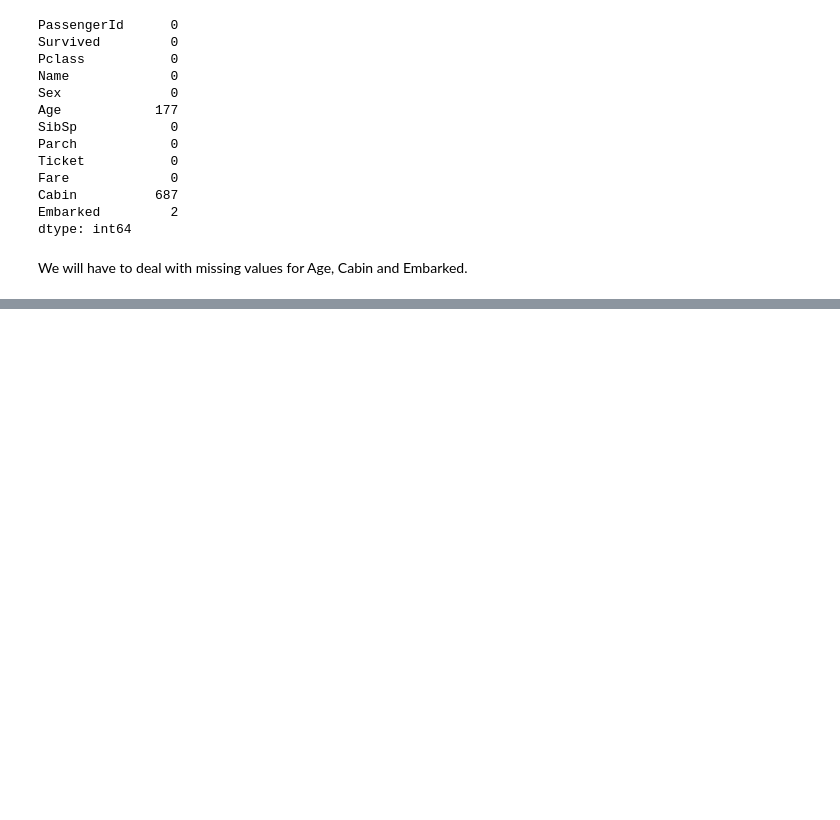
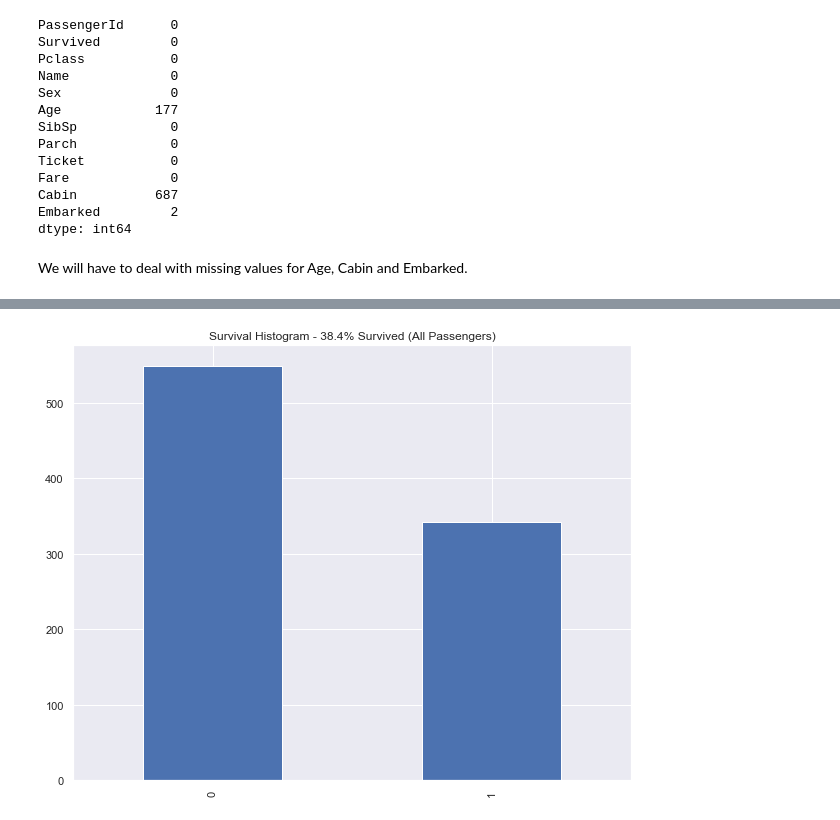
Before and after one commit to amypeniston/data-science-toolbox, a Jupyter notebook: kaggle_competitions/titanic/1_EDA.ipynb, the cells around one changed output, grey strips where cells are left out. Cells and saved outputs as stored; diff of their text form; code cells hidden in the pictures; blank space fills up the shorter version.

```diff
--- a/kaggle_competitions/titanic/1_EDA.ipynb
+++ b/kaggle_competitions/titanic/1_EDA.ipynb
@@ -94,0 +132,10 @@ plt.show()
+# %%
+train_survived = train["Survived"].value_counts()
+train_s_rate = train_survived[1] / train_survived.sum()
+
+train_survived.plot(kind="bar")
+plt.title("Survival Histogram - {:0.1%} Survived (All Passengers)".format(train_s_rate))
+
+plt.show()
+# %% [output]
+[figure, added]
```
Also changed, not shown: parts of 19 cells of this notebook, 1 other file.
